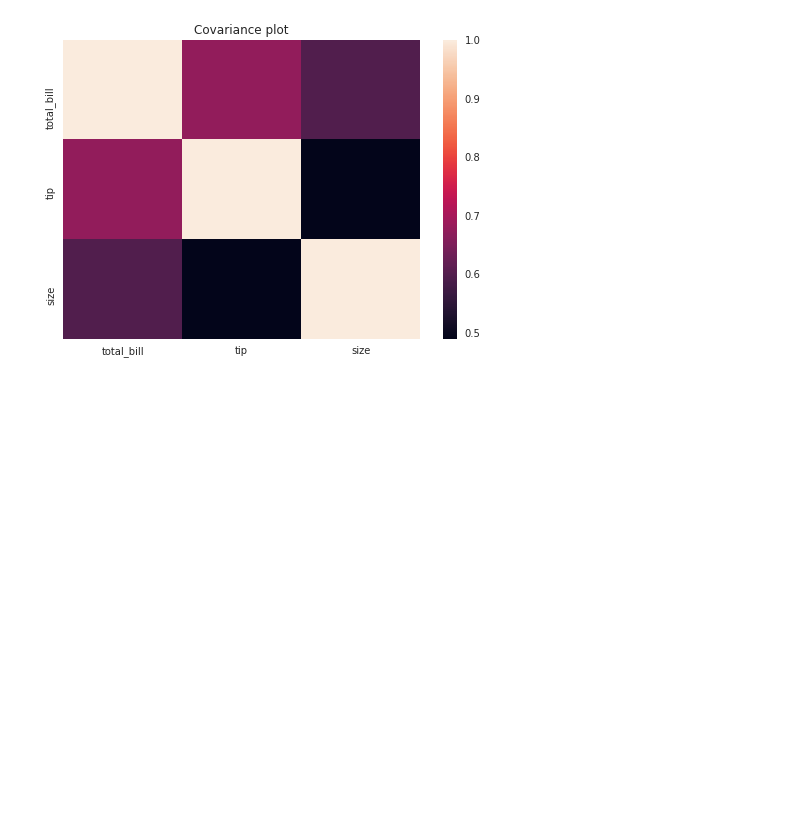
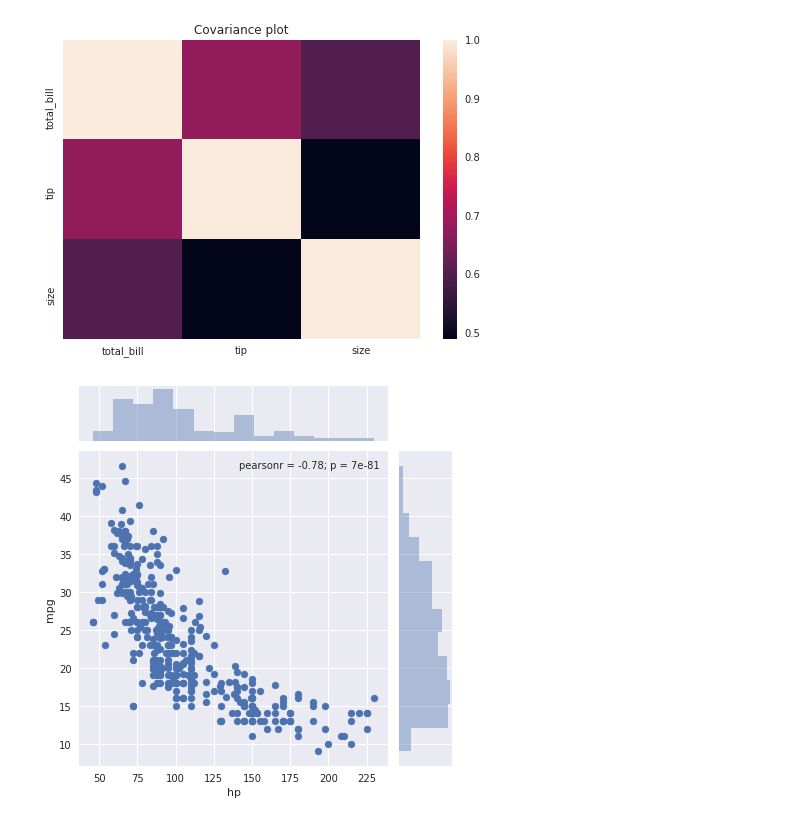
Before and after one commit to franksalas/datacamp, a Jupyter notebook: Introduction_to_Data_Visualization_with_Python/03StatisticalPlotsWithSeaborn.ipynb, the cells around one changed output. Saved outputs shown, nothing was run; the diff lists cells and outputs as text; code cells hidden in the pictures; blank space fills up the shorter version.

Commit message:
finished intro to data viz course

```diff
--- a/Introduction_to_Data_Visualization_with_Python/03StatisticalPlotsWithSeaborn.ipynb
+++ b/Introduction_to_Data_Visualization_with_Python/03StatisticalPlotsWithSeaborn.ipynb
@@ -346,3 +375,13 @@ total_bill    1.000000  0.675734  0.598315
 tip           0.675734  1.000000  0.489299
 size          0.598315  0.489299  1.000000
 [figure]
+# %%
+## EXAMPLES
+# Plotting joint distributions (1)
+# Generate a joint plot of 'hp' and 'mpg'
+sns.jointplot(x='hp',y='mpg',data=auto)
+
+# Display the plot
+plt.show()
+# %% [output]
+[figure, added]
```
Also changed, not shown: parts of 21 cells of this notebook, 12 other files.
